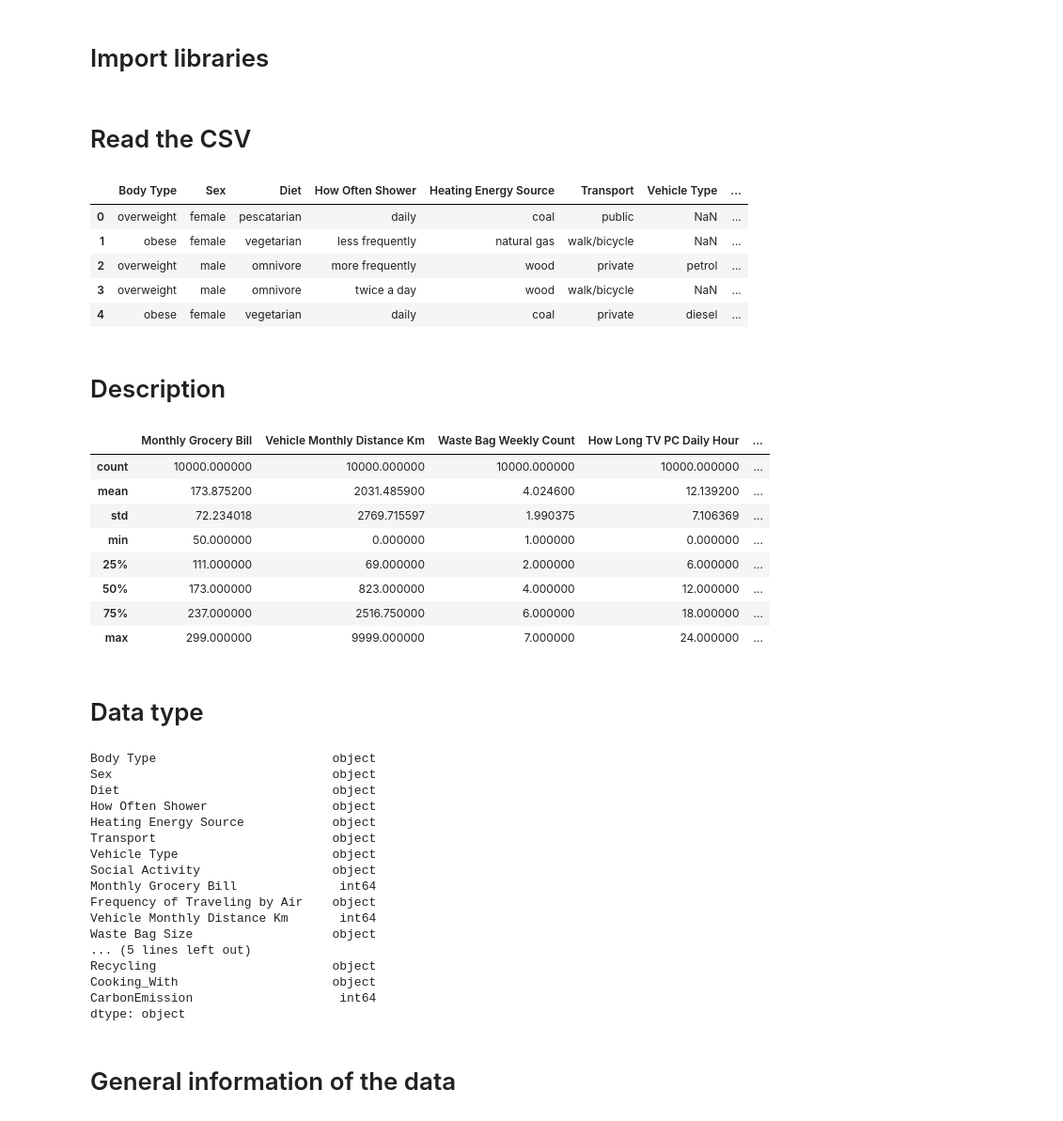
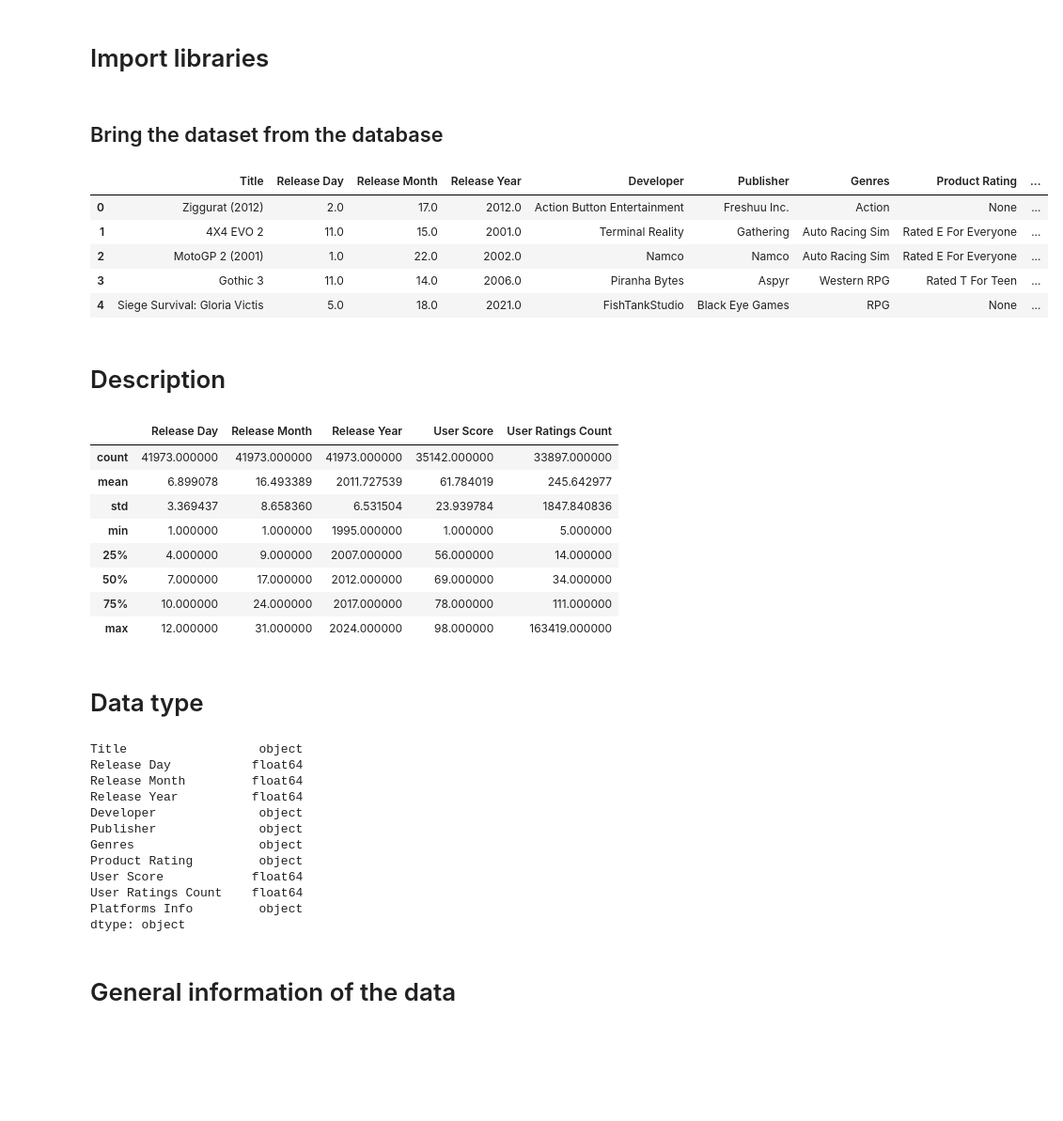
Before and after one commit to juancbuitrago/ETL-Proyect, a Jupyter notebook: EDA.ipynb, the cells around one changed output. Shown at 94% size. Drawn from its saved outputs; the diff is of its cells as text; code cells hidden in the pictures; blank space fills up the shorter version.

Commit message:
First commit, EDA.ipynb, Migration_Database.ipynb and Datase.csv released

```diff
--- a/EDA.ipynb
+++ b/EDA.ipynb
@@ -7,2 +9,2 @@ import seaborn as sns
 # %% [markdown]
-# Read the CSV
+## Bring the dataset from the database
@@ -9,48 +21,51 @@ import seaborn as sns
 # %%
-df = pd.read_csv(r'C:/Users/Usuario/Desktop/ETL/Dataset/Carbon Emission.csv', sep=',')
+pd.set_option('display.max_columns', None)
+pd.set_option('display.max_rows', None)
+pd.set_option('display.width', 1000)
+
+engine = create_engine(f'postgresql://{user}:{password}@{host}:{port}/{database_name}')
+
+sql = f'SELECT * FROM "{database_table}"'
+
+df = pd.read_sql_query(sql, engine)
 df.head()
 # %% [output]
-|  | Body Type | Sex | Diet | How Often Shower | Heating Energy Source | Transport | Vehicle Type | ... |
-| 0 | overweight | female | pescatarian | daily | coal | public | NaN | ... |
-| 1 | obese | female | vegetarian | less frequently | natural gas | walk/bicycle | NaN | ... |
-| 2 | overweight | male | omnivore | more frequently | wood | private | petrol | ... |
-| 3 | overweight | male | omnivore | twice a day | wood | walk/bicycle | NaN | ... |
-| 4 | obese | female | vegetarian | daily | coal | private | diesel | ... |
+|  | Title | Release Day | Release Month | Release Year | Developer | Publisher | Genres | Product Rating | ... |
+| 0 | Ziggurat (2012) | 2.0 | 17.0 | 2012.0 | Action Button Entertainment | Freshuu Inc. | Action | None | ... |
+| 1 | 4X4 EVO 2 | 11.0 | 15.0 | 2001.0 | Terminal Reality | Gathering | Auto Racing Sim | Rated E For Everyone | ... |
+| 2 | MotoGP 2 (2001) | 1.0 | 22.0 | 2002.0 | Namco | Namco | Auto Racing Sim | Rated E For Everyone | ... |
+| 3 | Gothic 3 | 11.0 | 14.0 | 2006.0 | Piranha Bytes | Aspyr | Western RPG | Rated T For Teen | ... |
+| 4 | Siege Survival: Gloria Victis | 5.0 | 18.0 | 2021.0 | FishTankStudio | Black Eye Games | RPG | None | ... |
 # %% [markdown]
 # Description
 # %%
 df.describe()
 # %% [output]
-|  | Monthly Grocery Bill | Vehicle Monthly Distance Km | Waste Bag Weekly Count | How Long TV PC Daily Hour | ... |
-| count | 10000.000000 | 10000.000000 | 10000.000000 | 10000.000000 | ... |
-| mean | 173.875200 | 2031.485900 | 4.024600 | 12.139200 | ... |
-| std | 72.234018 | 2769.715597 | 1.990375 | 7.106369 | ... |
-| min | 50.000000 | 0.000000 | 1.000000 | 0.000000 | ... |
-| 25% | 111.000000 | 69.000000 | 2.000000 | 6.000000 | ... |
-| 50% | 173.000000 | 823.000000 | 4.000000 | 12.000000 | ... |
-| 75% | 237.000000 | 2516.750000 | 6.000000 | 18.000000 | ... |
-| max | 299.000000 | 9999.000000 | 7.000000 | 24.000000 | ... |
+|  | Release Day | Release Month | Release Year | User Score | User Ratings Count |
+| count | 41973.000000 | 41973.000000 | 41973.000000 | 35142.000000 | 33897.000000 |
+| mean | 6.899078 | 16.493389 | 2011.727539 | 61.784019 | 245.642977 |
+| std | 3.369437 | 8.658360 | 6.531504 | 23.939784 | 1847.840836 |
+| min | 1.000000 | 1.000000 | 1995.000000 | 1.000000 | 5.000000 |
+| 25% | 4.000000 | 9.000000 | 2007.000000 | 56.000000 | 14.000000 |
+| 50% | 7.000000 | 17.000000 | 2012.000000 | 69.000000 | 34.000000 |
+| 75% | 10.000000 | 24.000000 | 2017.000000 | 78.000000 | 111.000000 |
+| max | 12.000000 | 31.000000 | 2024.000000 | 98.000000 | 163419.000000 |
 # %% [markdown]
 # Data type
 # %%
 df.dtypes
 # %% [output]
-Body Type                        object
-Sex                              object
-Diet                             object
-How Often Shower                 object
-Heating Energy Source            object
-Transport                        object
-Vehicle Type                     object
-Social Activity                  object
-Monthly Grocery Bill              int64
-Frequency of Traveling by Air    object
-Vehicle Monthly Distance Km       int64
-Waste Bag Size                   object
-... (5 lines left out)
-Recycling                        object
-Cooking_With                     object
-CarbonEmission                    int64
+Title                  object
+Release Day           float64
+Release Month         float64
+Release Year          float64
+Developer              object
+Publisher              object
+Genres                 object
+Product Rating         object
+User Score            float64
+User Ratings Count    float64
+Platforms Info         object
 dtype: object
 # %% [markdown]
 # General information of the data
```
Also changed, not shown: parts of 23 cells of this notebook.
